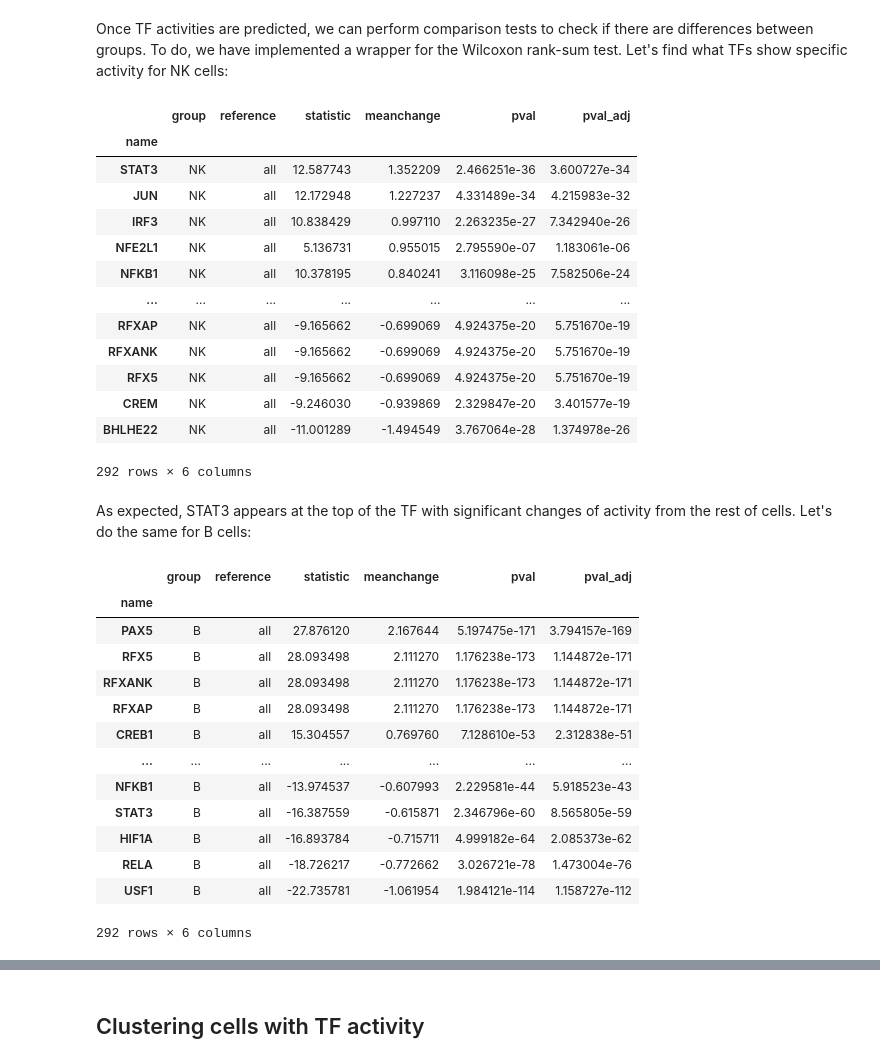
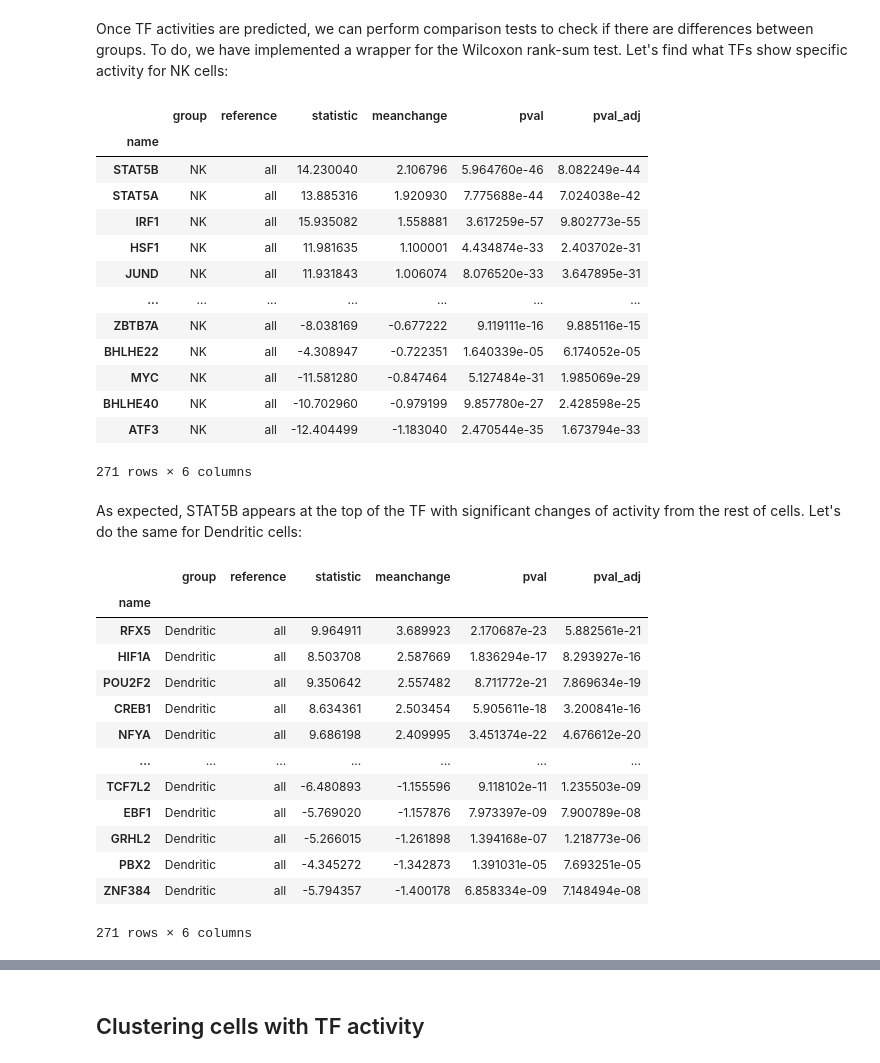
Before and after one commit to saezlab/dorothea-py, a Jupyter notebook: example/single_cell_vignette.ipynb, the cells around one changed output, grey strips where cells are left out. Drawn from its saved outputs; the diff is of its cells as text; code cells hidden in the pictures.

```diff
--- a/example/single_cell_vignette.ipynb
+++ b/example/single_cell_vignette.ipynb
@@ -140,7 +140,6 @@ dorothea.run(adata,        # Data to use
              norm=True,    # Normalize by number of edges to correct for large regulons
              scale=True,   # Scale values per feature so that values can be compared across cells
              use_raw=True, # Use raw adata, where we have the lognorm gene expression
-             use_hvg=True, # Only use high variable genes for TF estimation
              min_size=5,   # TF with less than 5 targets will be ignored
             )
 # %% [output]
@@ -242,36 +247,36 @@ df
 # %% [output]
 |  | group | reference | statistic | meanchange | pval | pval_adj |
 | name |  |  |  |  |  |  |
-| STAT3 | NK | all | 12.587743 | 1.352209 | 2.466251e-36 | 3.600727e-34 |
-| JUN | NK | all | 12.172948 | 1.227237 | 4.331489e-34 | 4.215983e-32 |
-| IRF3 | NK | all | 10.838429 | 0.997110 | 2.263235e-27 | 7.342940e-26 |
-| NFE2L1 | NK | all | 5.136731 | 0.955015 | 2.795590e-07 | 1.183061e-06 |
-| NFKB1 | NK | all | 10.378195 | 0.840241 | 3.116098e-25 | 7.582506e-24 |
+| STAT5B | NK | all | 14.230040 | 2.106796 | 5.964760e-46 | 8.082249e-44 |
+| STAT5A | NK | all | 13.885316 | 1.920930 | 7.775688e-44 | 7.024038e-42 |
+| IRF1 | NK | all | 15.935082 | 1.558881 | 3.617259e-57 | 9.802773e-55 |
+| HSF1 | NK | all | 11.981635 | 1.100001 | 4.434874e-33 | 2.403702e-31 |
+| JUND | NK | all | 11.931843 | 1.006074 | 8.076520e-33 | 3.647895e-31 |
 | ... | ... | ... | ... | ... | ... | ... |
-| RFXAP | NK | all | -9.165662 | -0.699069 | 4.924375e-20 | 5.751670e-19 |
-| RFXANK | NK | all | -9.165662 | -0.699069 | 4.924375e-20 | 5.751670e-19 |
-| RFX5 | NK | all | -9.165662 | -0.699069 | 4.924375e-20 | 5.751670e-19 |
-| CREM | NK | all | -9.246030 | -0.939869 | 2.329847e-20 | 3.401577e-19 |
-| BHLHE22 | NK | all | -11.001289 | -1.494549 | 3.767064e-28 | 1.374978e-26 |
+| ZBTB7A | NK | all | -8.038169 | -0.677222 | 9.119111e-16 | 9.885116e-15 |
+| BHLHE22 | NK | all | -4.308947 | -0.722351 | 1.640339e-05 | 6.174052e-05 |
+| MYC | NK | all | -11.581280 | -0.847464 | 5.127484e-31 | 1.985069e-29 |
+| BHLHE40 | NK | all | -10.702960 | -0.979199 | 9.857780e-27 | 2.428598e-25 |
+| ATF3 | NK | all | -12.404499 | -1.183040 | 2.470544e-35 | 1.673794e-33 |
-292 rows × 6 columns
+271 rows × 6 columns
 # %% [markdown]
-As expected, STAT3 appears at the top of the TF with significant changes of activity from the rest of cells. Let's do the same for B cells:
+As expected, STAT5B appears at the top of the TF with significant changes of activity from the rest of cells. Let's do the same for Dendritic cells:
 # %%
-df = dorothea.rank_tfs_groups(adata, groupby='cell_type', group='B')
+df = dorothea.rank_tfs_groups(adata, groupby='cell_type', group='Dendritic')
 df
 # %% [output]
 |  | group | reference | statistic | meanchange | pval | pval_adj |
 | name |  |  |  |  |  |  |
-| PAX5 | B | all | 27.876120 | 2.167644 | 5.197475e-171 | 3.794157e-169 |
-| RFX5 | B | all | 28.093498 | 2.111270 | 1.176238e-173 | 1.144872e-171 |
-| RFXANK | B | all | 28.093498 | 2.111270 | 1.176238e-173 | 1.144872e-171 |
-| RFXAP | B | all | 28.093498 | 2.111270 | 1.176238e-173 | 1.144872e-171 |
-| CREB1 | B | all | 15.304557 | 0.769760 | 7.128610e-53 | 2.312838e-51 |
+| RFX5 | Dendritic | all | 9.964911 | 3.689923 | 2.170687e-23 | 5.882561e-21 |
+| HIF1A | Dendritic | all | 8.503708 | 2.587669 | 1.836294e-17 | 8.293927e-16 |
+| POU2F2 | Dendritic | all | 9.350642 | 2.557482 | 8.711772e-21 | 7.869634e-19 |
+| CREB1 | Dendritic | all | 8.634361 | 2.503454 | 5.905611e-18 | 3.200841e-16 |
+| NFYA | Dendritic | all | 9.686198 | 2.409995 | 3.451374e-22 | 4.676612e-20 |
 | ... | ... | ... | ... | ... | ... | ... |
-| NFKB1 | B | all | -13.974537 | -0.607993 | 2.229581e-44 | 5.918523e-43 |
-| STAT3 | B | all | -16.387559 | -0.615871 | 2.346796e-60 | 8.565805e-59 |
-| HIF1A | B | all | -16.893784 | -0.715711 | 4.999182e-64 | 2.085373e-62 |
-| RELA | B | all | -18.726217 | -0.772662 | 3.026721e-78 | 1.473004e-76 |
-| USF1 | B | all | -22.735781 | -1.061954 | 1.984121e-114 | 1.158727e-112 |
+| TCF7L2 | Dendritic | all | -6.480893 | -1.155596 | 9.118102e-11 | 1.235503e-09 |
+| EBF1 | Dendritic | all | -5.769020 | -1.157876 | 7.973397e-09 | 7.900789e-08 |
+| GRHL2 | Dendritic | all | -5.266015 | -1.261898 | 1.394168e-07 | 1.218773e-06 |
+| PBX2 | Dendritic | all | -4.345272 | -1.342873 | 1.391031e-05 | 7.693251e-05 |
+| ZNF384 | Dendritic | all | -5.794357 | -1.400178 | 6.858334e-09 | 7.148494e-08 |
-292 rows × 6 columns
+271 rows × 6 columns
 # %% [markdown]
```
Also changed, not shown: parts of 16 cells of this notebook, 4 other files.
